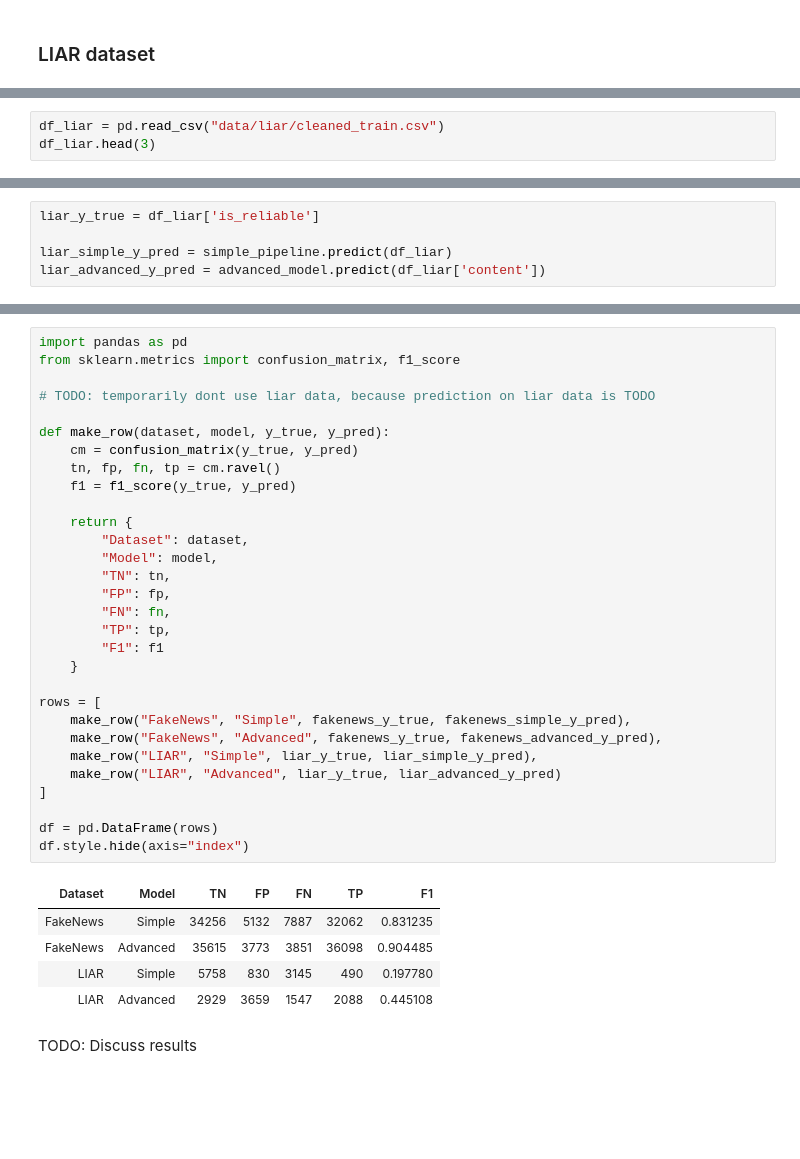
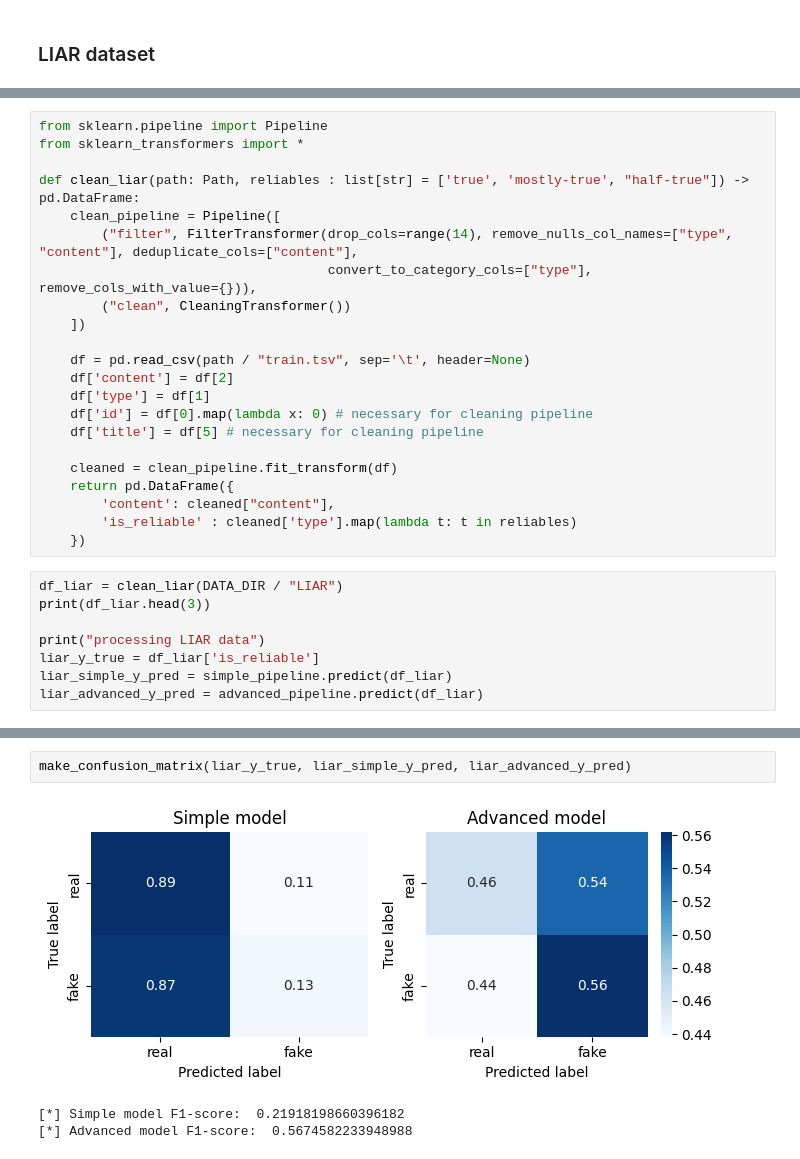
Before and after one commit to BimmerBass/GDS2026, a Jupyter notebook: evaluation.ipynb, the cells around one changed output, grey strips where cells are left out. Cells and saved outputs as stored; diff of their text form; blank space fills up the shorter version.

```diff
--- a/evaluation.ipynb
+++ b/evaluation.ipynb
@@ -160,4 +135,31 @@ As we can see there isn't really any types of errors that are way more common th
+# %%
+from sklearn.pipeline import Pipeline
+from sklearn_transformers import *
+
+def clean_liar(path: Path, reliables : list[str] = ['true', 'mostly-true', "half-true"]) -> pd.DataFrame:
+    clean_pipeline = Pipeline([
+        ("filter", FilterTransformer(drop_cols=range(14), remove_nulls_col_names=["type", "content"], deduplicate_cols=["content"],
+                                     convert_to_category_cols=["type"], remove_cols_with_value={})),
+        ("clean", CleaningTransformer())
+    ])
+
+    df = pd.read_csv(path / "train.tsv", sep='\t', header=None)
+    df['content'] = df[2]
+    df['type'] = df[1]
+    df['id'] = df[0].map(lambda x: 0) # necessary for cleaning pipeline
+    df['title'] = df[5] # necessary for cleaning pipeline
+
+    cleaned = clean_pipeline.fit_transform(df)
+    return pd.DataFrame({
+        'content': cleaned["content"],
+        'is_reliable' : cleaned['type'].map(lambda t: t in reliables)
+    })
 # %%
-df_liar = pd.read_csv("data/liar/cleaned_train.csv")
-df_liar.head(3)
+df_liar = clean_liar(DATA_DIR / "LIAR")
+print(df_liar.head(3))
+
+print("processing LIAR data")
+liar_y_true = df_liar['is_reliable']
+liar_simple_y_pred = simple_pipeline.predict(df_liar)
+liar_advanced_y_pred = advanced_pipeline.predict(df_liar)
 # %% [output]
@@ -168,5 +170,0 @@ df_liar.head(3)
-# %%
-liar_y_true = df_liar['is_reliable']
-
-liar_simple_y_pred = simple_pipeline.predict(df_liar)
-liar_advanced_y_pred = advanced_model.predict(df_liar['content'])
@@ -182,38 +171,6 @@ The table shows the confusion matrix and the F1-Score for each model/dataset com
-# %%
-import pandas as pd
-from sklearn.metrics import confusion_matrix, f1_score
-
-# TODO: temporarily dont use liar data, because prediction on liar data is TODO
-
-def make_row(dataset, model, y_true, y_pred):
-    cm = confusion_matrix(y_true, y_pred)
-    tn, fp, fn, tp = cm.ravel()
-    f1 = f1_score(y_true, y_pred)
-
-    return {
-        "Dataset": dataset,
-        "Model": model,
-        "TN": tn,
-        "FP": fp,
-        "FN": fn,
-        "TP": tp,
-        "F1": f1
-    }
-
-rows = [
-    make_row("FakeNews", "Simple", fakenews_y_true, fakenews_simple_y_pred),
-    make_row("FakeNews", "Advanced", fakenews_y_true, fakenews_advanced_y_pred),
-    make_row("LIAR", "Simple", liar_y_true, liar_simple_y_pred),
-    make_row("LIAR", "Advanced", liar_y_true, liar_advanced_y_pred)
-]
-
-df = pd.DataFrame(rows)
-df.style.hide(axis="index")
-# %% [output]
-| Dataset | Model | TN | FP | FN | TP | F1 |
-| FakeNews | Simple | 34256 | 5132 | 7887 | 32062 | 0.831235 |
-| FakeNews | Advanced | 35615 | 3773 | 3851 | 36098 | 0.904485 |
-| LIAR | Simple | 5758 | 830 | 3145 | 490 | 0.197780 |
-| LIAR | Advanced | 2929 | 3659 | 1547 | 2088 | 0.445108 |
-# %% [markdown]
-TODO: Discuss results
+# %%
+make_confusion_matrix(liar_y_true, liar_simple_y_pred, liar_advanced_y_pred)
+# %% [output]
+[figure, added]
+[*] Simple model F1-score:  0.21918198660396182
+[*] Advanced model F1-score:  0.5674582233948988
```
Also changed, not shown: parts of 14 cells of this notebook, 4 other files.
